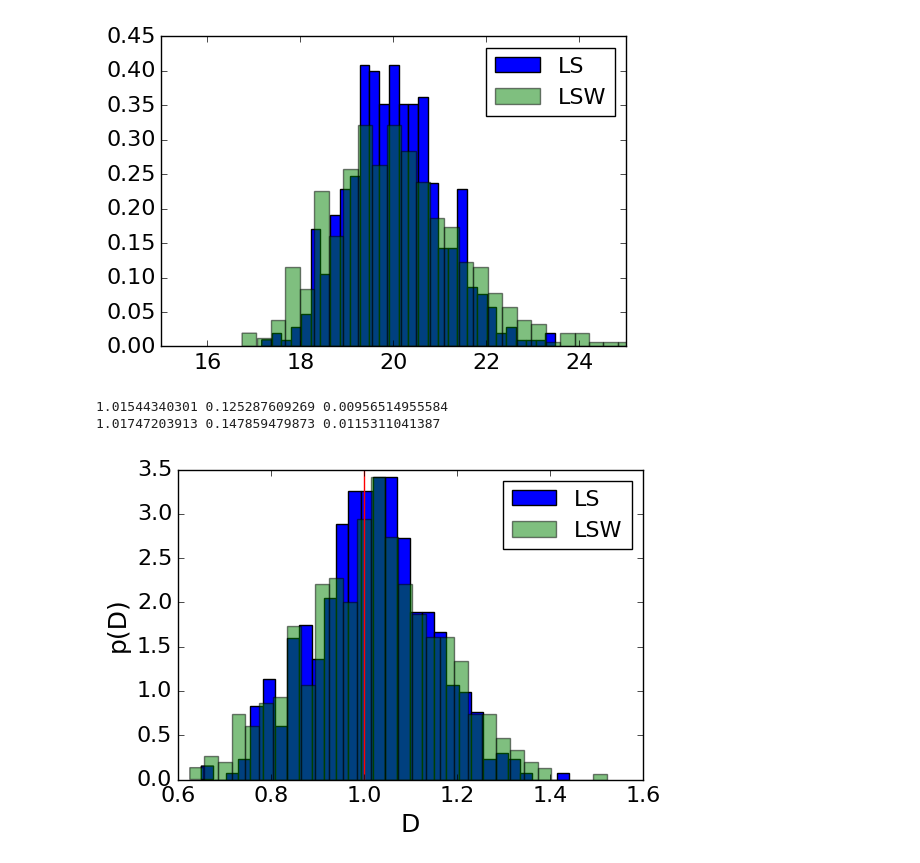
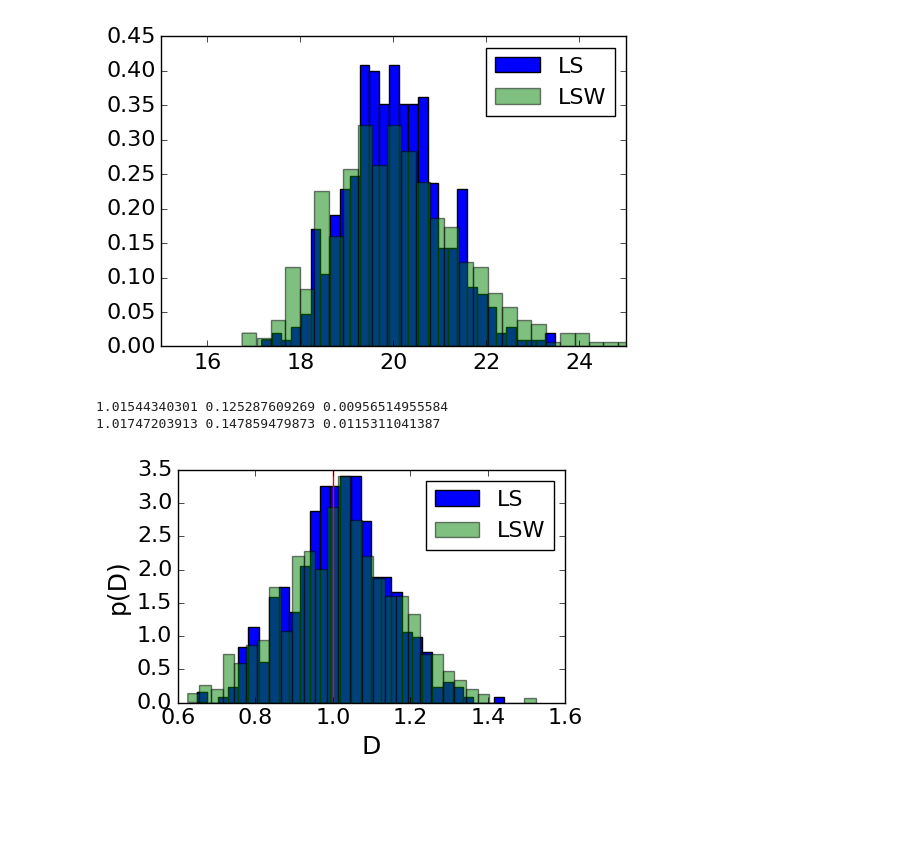
Before and after one commit to hstrey/FCS-simulations, a Jupyter notebook: LS fit FCS simulation.ipynb, the cells around one changed output. Drawn from its saved outputs; the diff is of its cells as text; code cells hidden in the pictures; blank space fills up the shorter version.

Commit message:
had to redo figures

```diff
--- a/LS fit FCS simulation.ipynb
+++ b/LS fit FCS simulation.ipynb
@@ -136,19 +136,21 @@ print(NS_list.std(),dNS_list.mean())
 1.41285098734 0.171580204269
 [figure]
 # %%
+plt.figure(figsize=(5, 3))
 plt.hist(D_list,bins=30,normed=True,label="LS")
 plt.hist(DS_list,bins=30,normed=True,label="LSW",alpha=0.5)
 plt.axvline(x=1.0,color="r")
 plt.xlabel("D")
 plt.ylabel("p(D)")
 
 plt.legend()
 print(D_list.mean(),D_list.std(),dD_list.mean())
 print(DS_list.mean(),DS_list.std(),dDS_list.mean())
+plt.savefig("FCS_D.png",bbox_inches='tight')
 # %% [output]
 1.01544340301 0.125287609269 0.00956514955584
 1.01747203913 0.147859479873 0.0115311041387
-[figure, old version]
+[figure, new version]
 # %%
 # instead of fitting how many particles per box N, we want to measure how many particles per focus
 # size of focus is sqrt(2*pi)*w = 2.5066
```
Also changed, not shown: parts of 1 cell of this notebook.
